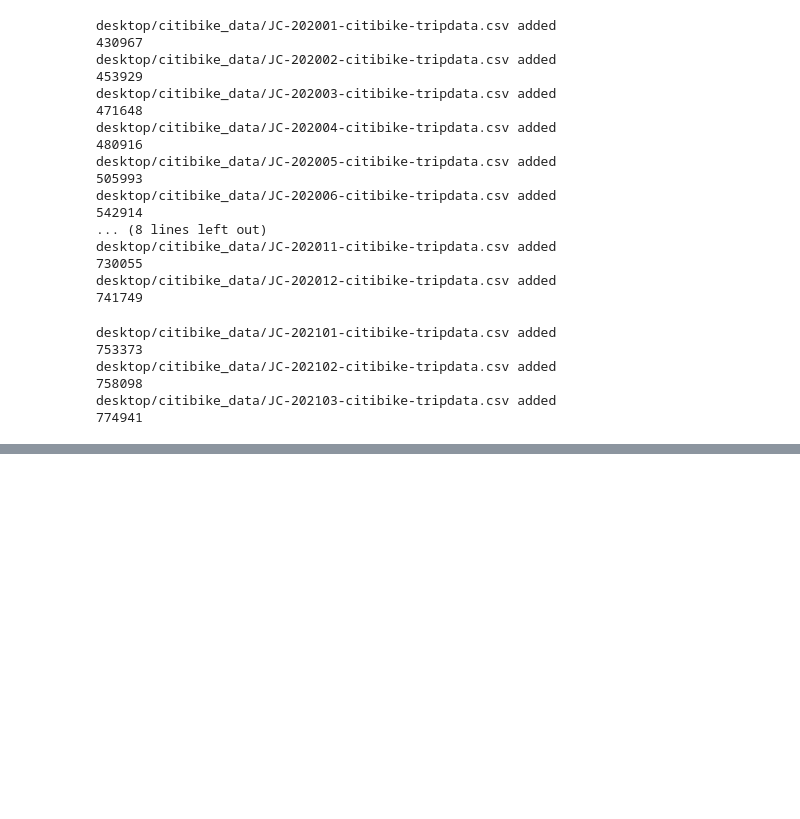
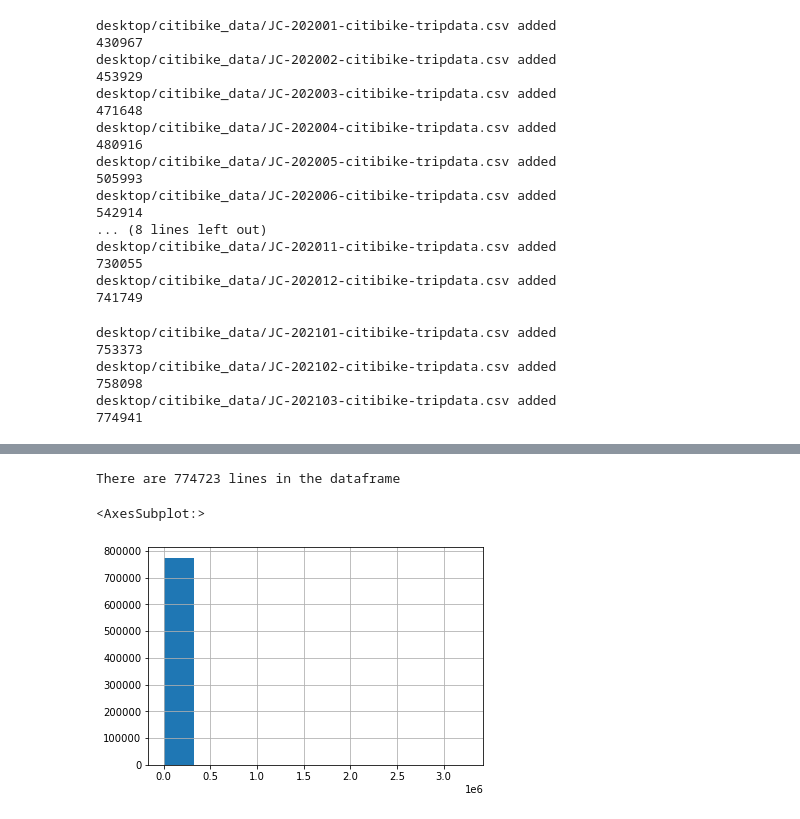
Before and after one commit to gspahlin/Citibike_analysis, a Jupyter notebook: citibike_dataset_creation.ipynb, the cells around one changed output, grey strips where cells are left out. Saved outputs shown, nothing was run; the diff lists cells and outputs as text; code cells hidden in the pictures; blank space fills up the shorter version.

```diff
--- a/citibike_dataset_creation.ipynb
+++ b/citibike_dataset_creation.ipynb
@@ -284,0 +292,12 @@ bike_df.to_csv('desktop/citibike_combined/citibike_combined_1.csv', index = Fals
+# %%
+#filter out (dubious) age outliers
+bike_df = bike_df[bike_df['birth year'] > 1920]
+
+length_check(bike_df)
+# %% [output]
+There are 774723 lines in the dataframe
+# %%
+bike_df['tripduration'].hist()
+# %% [output]
+<AxesSubplot:>
+[figure, added]
```
Also changed, not shown: parts of 15 cells of this notebook.
